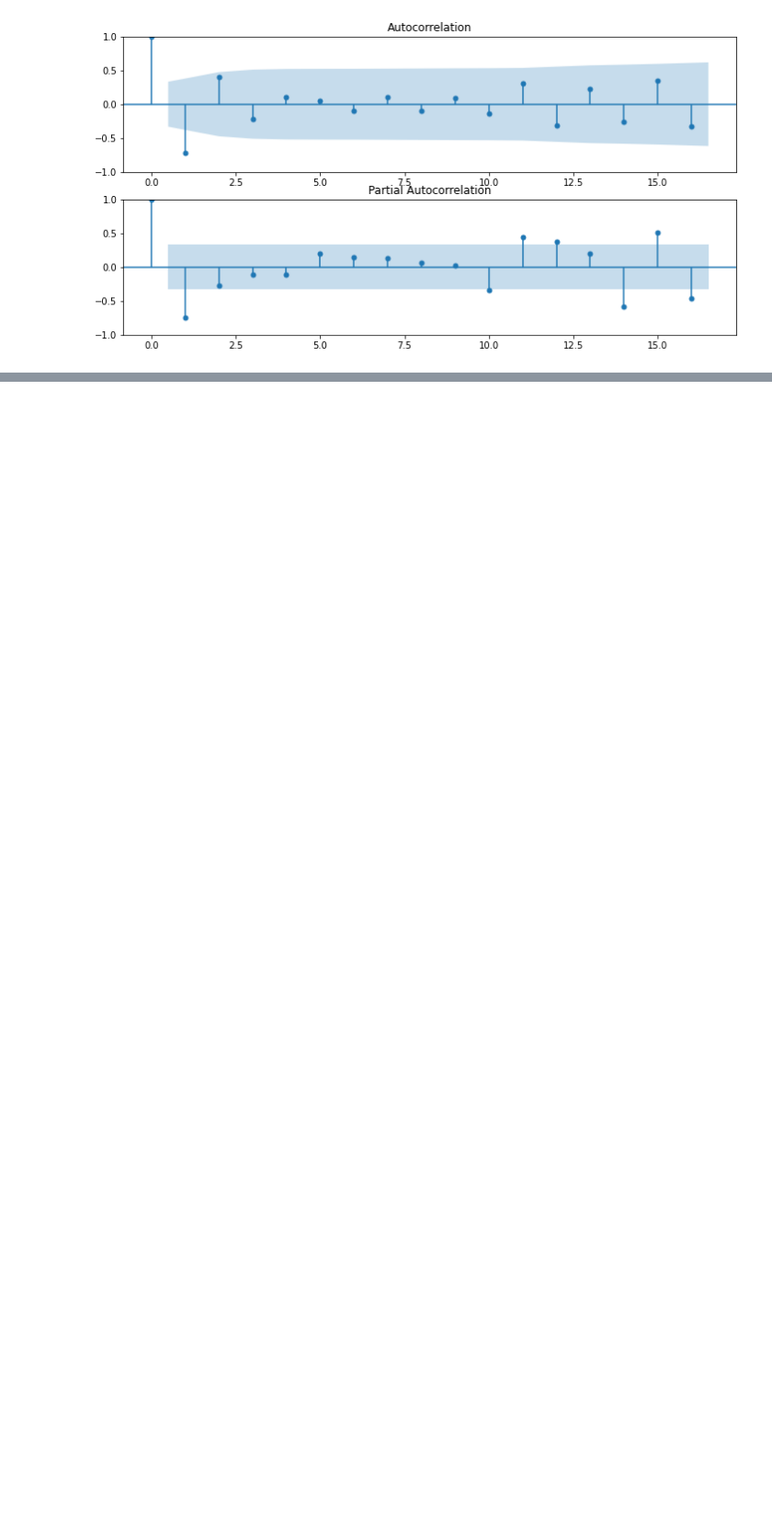
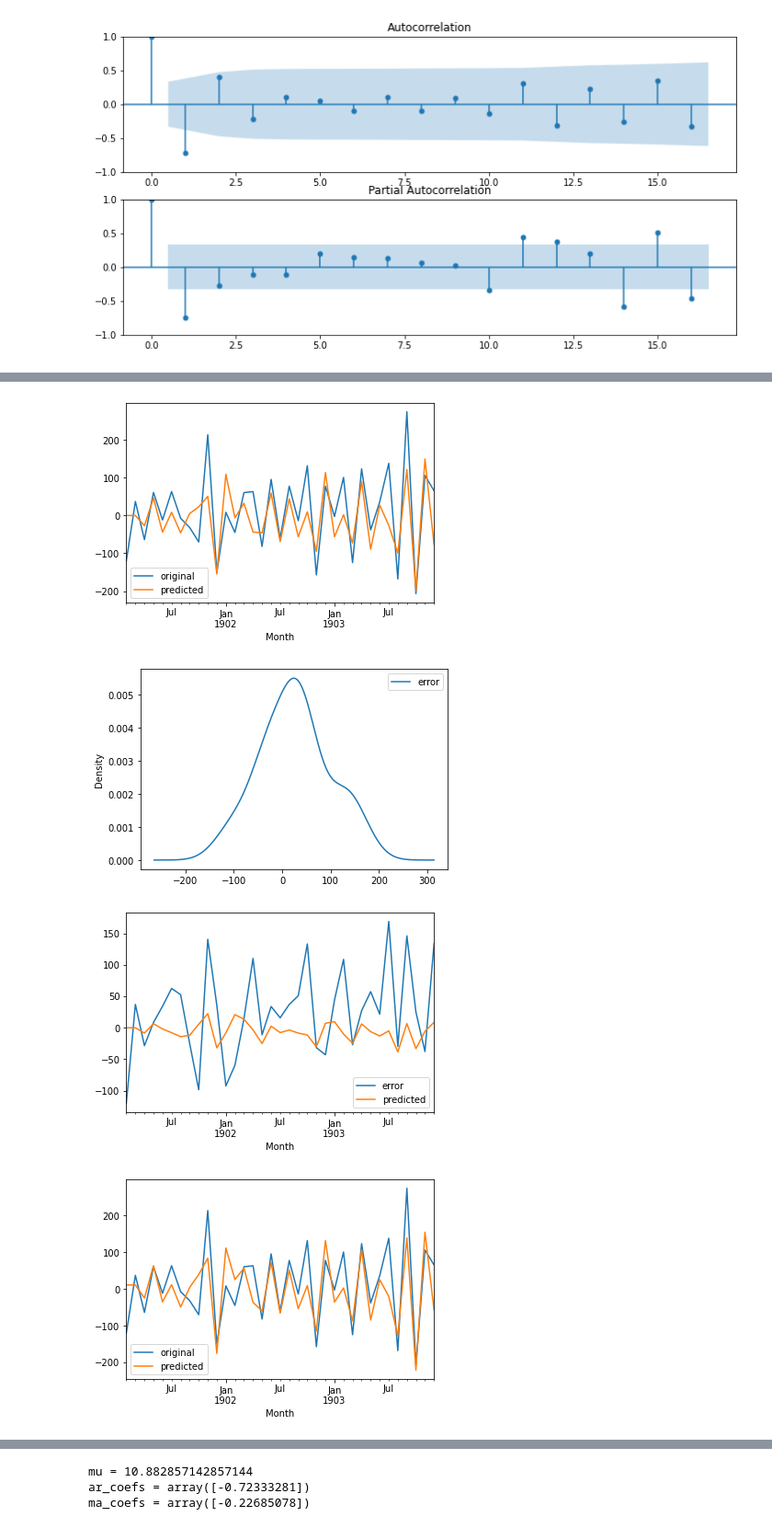
Before and after one commit to matt-juan23/time-series-forecasting, a Jupyter notebook: ARIMA.ipynb, the cells around one changed output, grey strips where cells are left out. Shown at 92% size. Drawn from its saved outputs; the diff is of its cells as text; code cells hidden in the pictures; blank space fills up the shorter version.

```diff
--- a/ARIMA.ipynb
+++ b/ARIMA.ipynb
@@ -89,6 +91,6 @@ def AR_param_estimate(params, y, mu):
     return np.sum(errors**2)
 # %%
-def generate_MA(params, y, mu):
+def generate_MA(params, y):
     q = len(params)
     preds = []
     errors = []
@@ -97,16 +99,16 @@ def generate_MA(params, y, mu):
         if t > q:
             for i in range(q):
                 pred += params[i] * errors[t-i-1]
+
+        # append the prediction and error
         preds.append(pred)
         errors.append(y[t] - pred)
     errors = pd.Series(errors, index=y.index)
     preds = pd.Series(preds, index=y.index)
     return errors, preds
 # %%
-def MA_param_estimate(params, y, mu):
-    errors, preds = generate_MA(params, y, mu)
-    # print(preds)
-    # pd.concat([y, preds], axis=1).plot()
+def MA_param_estimate(params, y):
+    errors, preds = generate_MA(params, y)
     return np.sum(errors**2)
 # %%
 def myARIMA(data_series, p, d, q):
@@ -124,9 +126,7 @@ def myARIMA(data_series, p, d, q):
     for _ in range(d):
         data["Diff"] = data["Diff"].diff()
 
-    mu = data["Diff"].mean()
-    # mu = data["original"].mean()
-    # data["Diff"] = data["Diff"].fillna(mu)
+    mu = data["Diff"].mean() # average of the period to period change
     data["Diff"] = data["Diff"].fillna(0)
 
     # set up AR terms with the differenced series
@@ -146,8 +146,8 @@ def myARIMA(data_series, p, d, q):
                 'fun': lambda x: 1 - x[-1]
             },
         ] + [{'type': 'ineq', 'fun': lambda x: 1 - x[i] - x[i+1]} for i in range(p-1)] + [{'type': 'ineq', 'fun': lambda x: 1 + x[i] - x[i+1]} for i in range(p-1)]
-        ar_coefs = minimize(AR_param_estimate, [1]*p, method="COBYLA", constraints=cons, args=(y, mu)).x
-        errors, preds = generate_AR(ar_coefs, y, mu)
+        ar_coefs = minimize(AR_param_estimate, [1]*p, method="COBYLA", constraints=cons, args=(y,)).x
+        errors, preds = generate_AR(ar_coefs, y)
         ar["predicted"] = preds
 
     data["AR_predicted"] = ar["predicted"]
@@ -170,8 +170,8 @@ def myARIMA(data_series, p, d, q):
                 'fun': lambda x: 1 - x[-1]
             },
         ] + [{'type': 'ineq', 'fun': lambda x: 1 - x[i] - x[i+1]} for i in range(q-1)] + [{'type': 'ineq', 'fun': lambda x: 1 + x[i] - x[i+1]} for i in range(q-1)]
-        ma_coefs = minimize(MA_param_estimate, [1]*q, method="COBYLA", constraints=cons, args=(y, mu)).x
-        errors, preds = generate_MA(ma_coefs, y, mu)
+        ma_coefs = minimize(MA_param_estimate, [1]*q, method="COBYLA", constraints=cons, args=(y,)).x
+        errors, preds = generate_MA(ma_coefs, y)
         ma["predicted"] = preds
         ma["error"] = errors
 
@@ -198,9 +198,11 @@ def myARIMA(data_series, p, d, q):
         ar_forecast = 0
         if p > 0:
             if d == 0:
+                # if no differencing then sum up coefficient with associated data point
                 for i in range(1, p+1):
-                    ar_forecast = ar_coefs[i-1] * forecast.iloc[-i]["full_data"]
+                    ar_forecast += ar_coefs[i-1] * forecast.iloc[-i]["full_data"]
             else:
+                # compute AR component of forecast accounting for 1 order of differencing
                 first_ar = (1 + ar_coefs[0]) * forecast.iloc[-1]["full_data"]
                 middle_ar = 0
                 for lag in range(1, p):
@@ -213,35 +215,45 @@ def myARIMA(data_series, p, d, q):
             else:
                 ar_forecast = forecast.iloc[-1]["full_data"]
         # print(first_ar, middle_ar, last_ar)
+
         ma_forecast = 0
         if q > 0:
             for i in range(len(ma_coefs)):
                 ma_forecast += ma_coefs[i] * forecast.iloc[-i-1]["residuals"]
 
         prediction = mu + ar_forecast + ma_forecast
-        # prediction = ar_forecast + ma_forecast
         next_time = forecast.index[-1] + forecast.index.freq
         # adding to columns [original, full_data, predicted, residuals, forecast]
         forecast.loc[next_time] = [np.NaN, prediction, np.NaN, 0, prediction]
         forecast = forecast.asfreq('MS')
 
     # plot our data
+
+    # AR fit on differenced data
     ar[["original", "predicted"]].plot()
     plt.show()
 
+    # density of errors
     ma[["error"]].plot(kind="kde")
     # plt.savefig(f"residuals2", bbox_inches="tight")
     plt.show()
 
+    # MA fit on error terms
     ma[["error", "predicted"]].plot()
     plt.show()
 
+    # ARIMA fit on original data
     data[["original", "predicted"]].plot()
     # plt.savefig(f"ARIMA_{p}{d}{q}", bbox_inches="tight")
     plt.show()
 
+    # original data with forcasts
     forecast[["original", "forecast"]].plot(color=["C0", "green"])
     # plt.savefig(f"forecast_ARIMA_{p}{d}{q}", bbox_inches="tight")
     plt.show()
 
-    return forecast, ar_coefs, ma_coefs, ar, ma, mu, data
+    print(f"{mu = }")
+    print(f"{ar_coefs = }")
+    print(f"{ma_coefs = }")
+
+    #return forecast, ar_coefs, ma_coefs, ar, ma, mu
@@ -277,0 +260,8 @@ mu: 10.882857142857144
+# %%
+p, q = 1, 1 # change these values
+myARIMA(first_diff_data.dropna(), p,0,q)
+# %% [output]
+[figure, added]
+[figure, added]
+[figure, added]
+[figure, added]
@@ -277,0 +269,3 @@ mu: 10.882857142857144
+mu = 10.882857142857144
+ar_coefs = array([-0.72333281])
+ma_coefs = array([-0.22685078])
```
Also changed, not shown: parts of 17 cells of this notebook, 5 other files.
